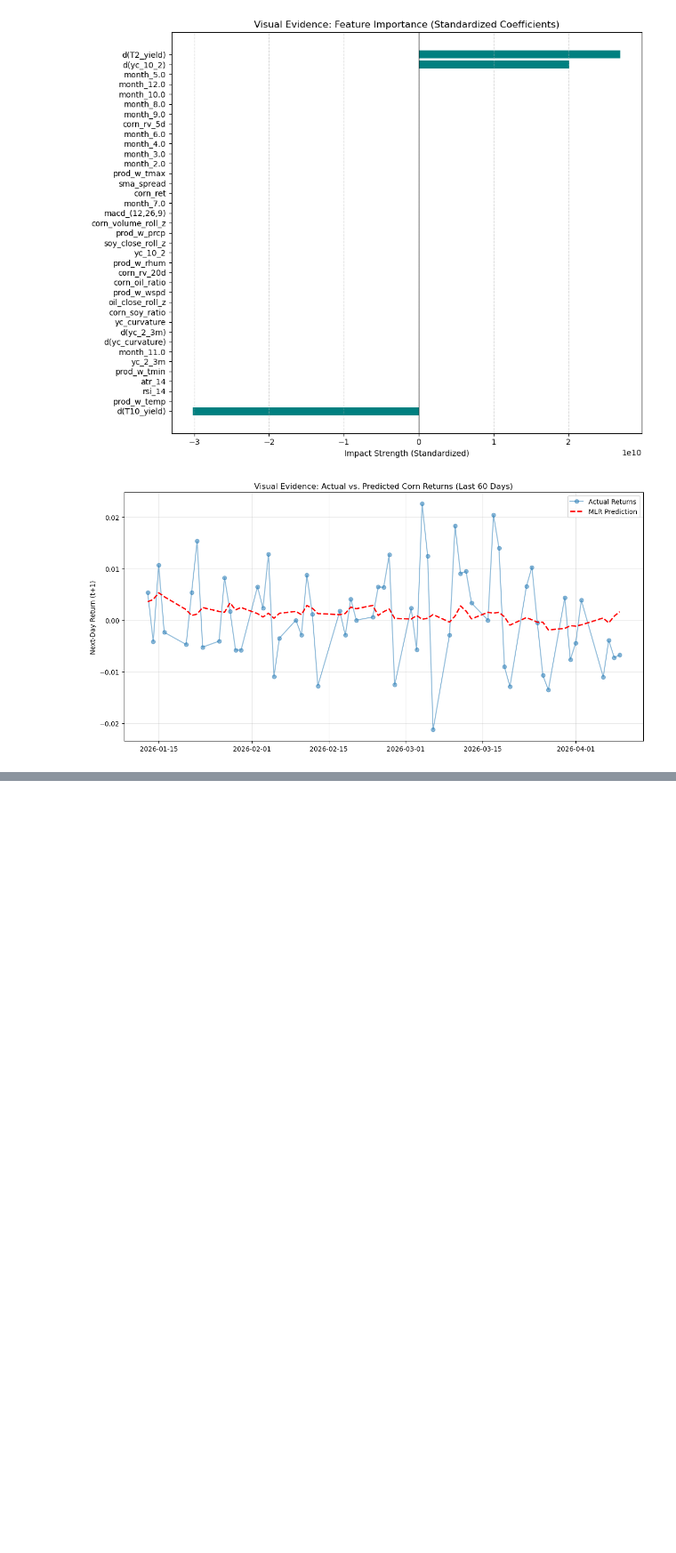
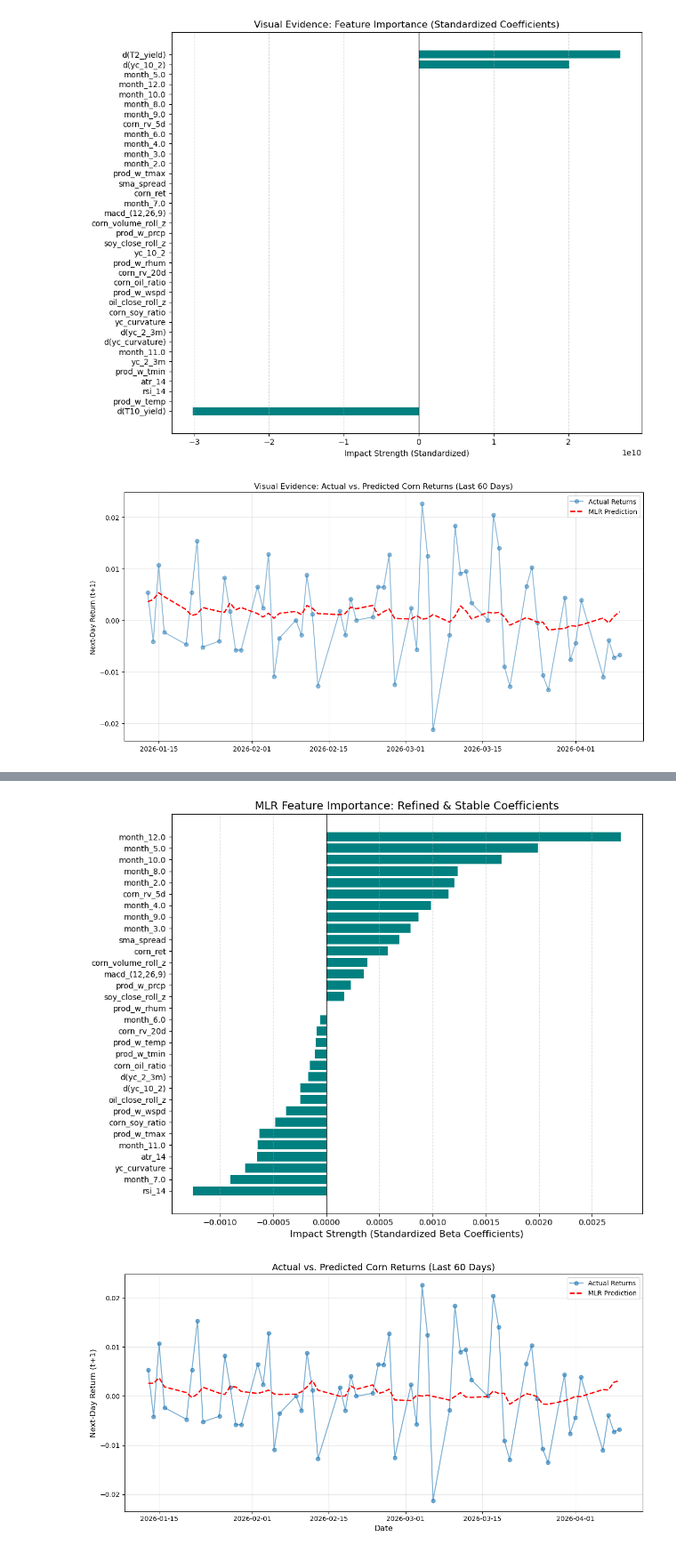
Before and after one commit to aryasalian/ECON-573-Research-Project, a Jupyter notebook: linear_model.ipynb, the cells around one changed output, grey strips where cells are left out. Shown at 89% size. Saved outputs shown, nothing was run; the diff lists cells and outputs as text; code cells hidden in the pictures; blank space fills up the shorter version.

```diff
--- a/linear_model.ipynb
+++ b/linear_model.ipynb
@@ -254,0 +250,45 @@ Holdout Test R2:     -0.015545
+# %%
+import matplotlib.pyplot as plt
+import pandas as pd
+
+# 1. Fit the refined MLR model on the training data
+mlr_model.fit(X_train, y_train)
+
+# 2. Extract Feature Names and Coefficients
+# We must get the names from the One-Hot Encoder to account for the 'month' columns
+ohe = mlr_model.named_steps['preprocessor'].named_transformers_['cat'].named_steps['onehot']
+feature_names = numeric_cols + ohe.get_feature_names_out(categorical_cols).tolist()
+coeffs = mlr_model.named_steps['regressor'].coef_
+
+# Create a DataFrame for easy sorting and plotting
+coef_df = pd.DataFrame({'Feature': feature_names, 'Weight': coeffs}).sort_values(by='Weight')
+
+# --- PLOT 1: Standardized Coefficients (Feature Importance) ---
+plt.figure(figsize=(10, 8))
+plt.barh(coef_df['Feature'], coef_df['Weight'], color='teal')
+plt.axvline(0, color='black', linewidth=0.8)
+plt.title('MLR Feature Importance: Refined & Stable Coefficients', fontsize=14)
+plt.xlabel('Impact Strength (Standardized Beta Coefficients)', fontsize=12)
+plt.grid(axis='x', linestyle='--', alpha=0.5)
+plt.tight_layout()
+plt.show()
+
+# --- PLOT 2: Actual vs. Predicted (Visualizing Accuracy) ---
+# Generate predictions for the holdout test set
+test_preds = mlr_model.predict(X_test)
+
+plt.figure(figsize=(12, 6))
+# Plotting only the last 60 days of the holdout for visual clarity
+plt.plot(y_test.index[-60:], y_test.values[-60:], label='Actual Returns', marker='o', alpha=0.6)
+plt.plot(y_test.index[-60:], test_preds[-60:], label='MLR Prediction', linestyle='--', color='red', linewidth=2)
+
+plt.title('Actual vs. Predicted Corn Returns (Last 60 Days)', fontsize=14)
+plt.ylabel('Next-Day Return (t+1)', fontsize=12)
+plt.xlabel('Date', fontsize=12)
+plt.legend()
+plt.grid(True, alpha=0.3)
+plt.tight_layout()
+plt.show()
+# %% [output]
+[figure, added]
+[figure, added]
```
Also changed, not shown: parts of 9 cells of this notebook.
